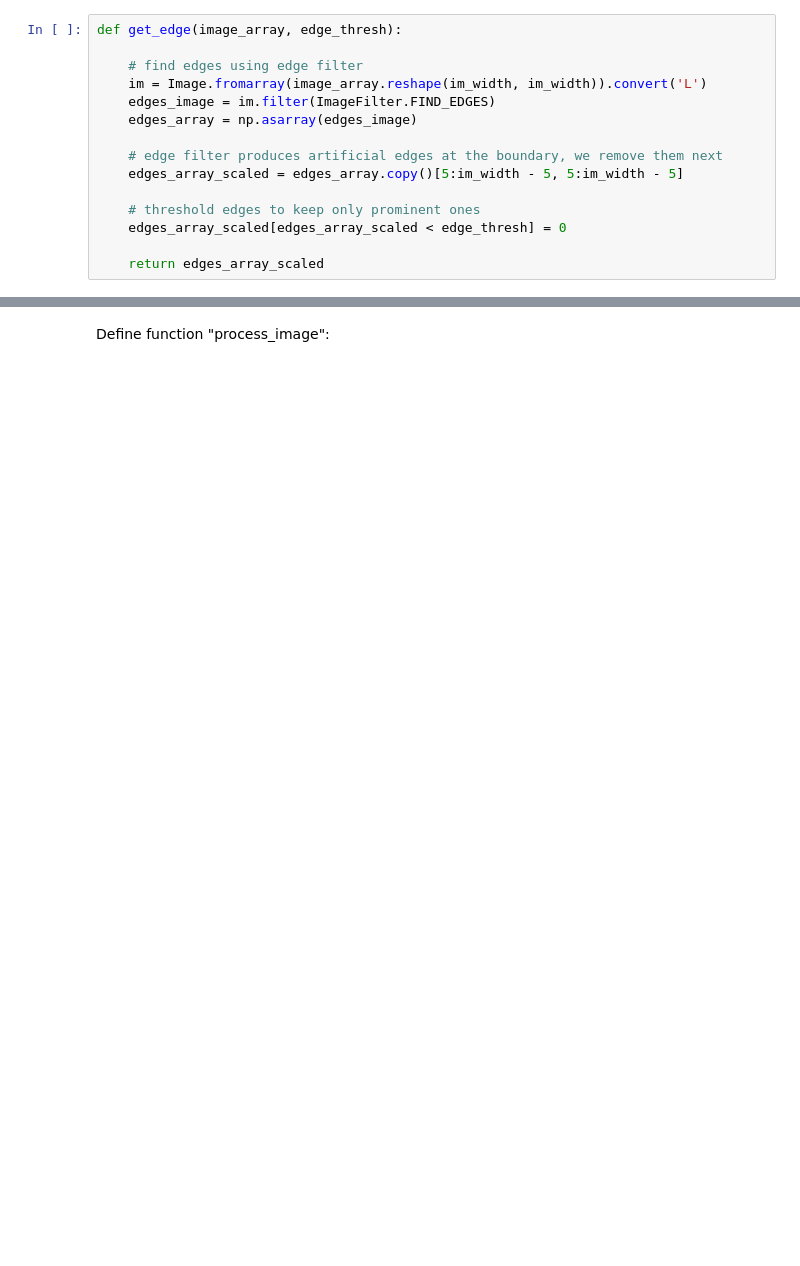
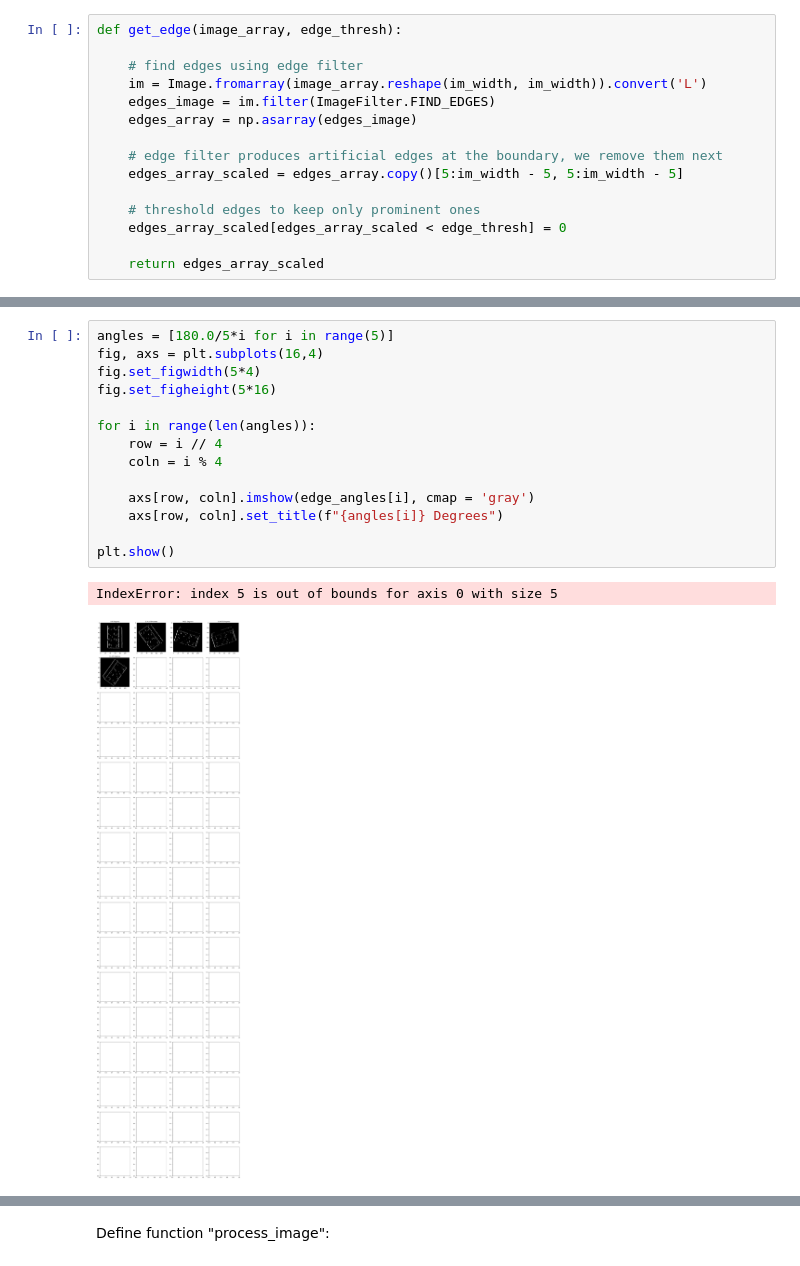
Before and after one commit to lemslemslems/engr418_project_stage2, a Jupyter notebook: Group_7_stage_2_code.ipynb, the cells around one changed output, grey strips where cells are left out. Drawn from its saved outputs; the diff is of its cells as text; blank space fills up the shorter version.

```diff
--- a/Group_7_stage_2_code.ipynb
+++ b/Group_7_stage_2_code.ipynb
@@ -428,3 +496,20 @@ a = a.flatten()
+# %%
+angles = [180.0/5*i for i in range(5)]
+fig, axs = plt.subplots(16,4)
+fig.set_figwidth(5*4)
+fig.set_figheight(5*16)
+
+for i in range(len(angles)):
+    row = i // 4
+    coln = i % 4
+
+    axs[row, coln].imshow(edge_angles[i], cmap = 'gray')
+    axs[row, coln].set_title(f"{angles[i]} Degrees")
+
+plt.show()
+# %% [output]
+IndexError: index 5 is out of bounds for axis 0 with size 5
+[figure, added]
 # %%
 fig, axs = plt.subplots(2,2)
 fig.set_figwidth(10)
```
Also changed, not shown: parts of 16 cells of this notebook.
